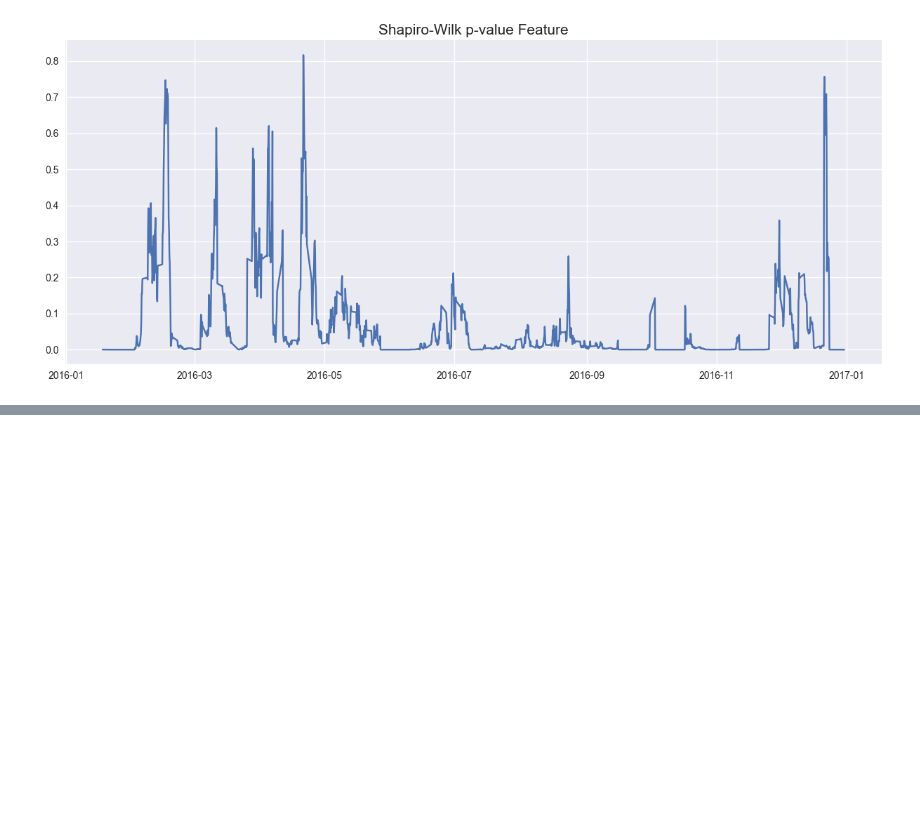
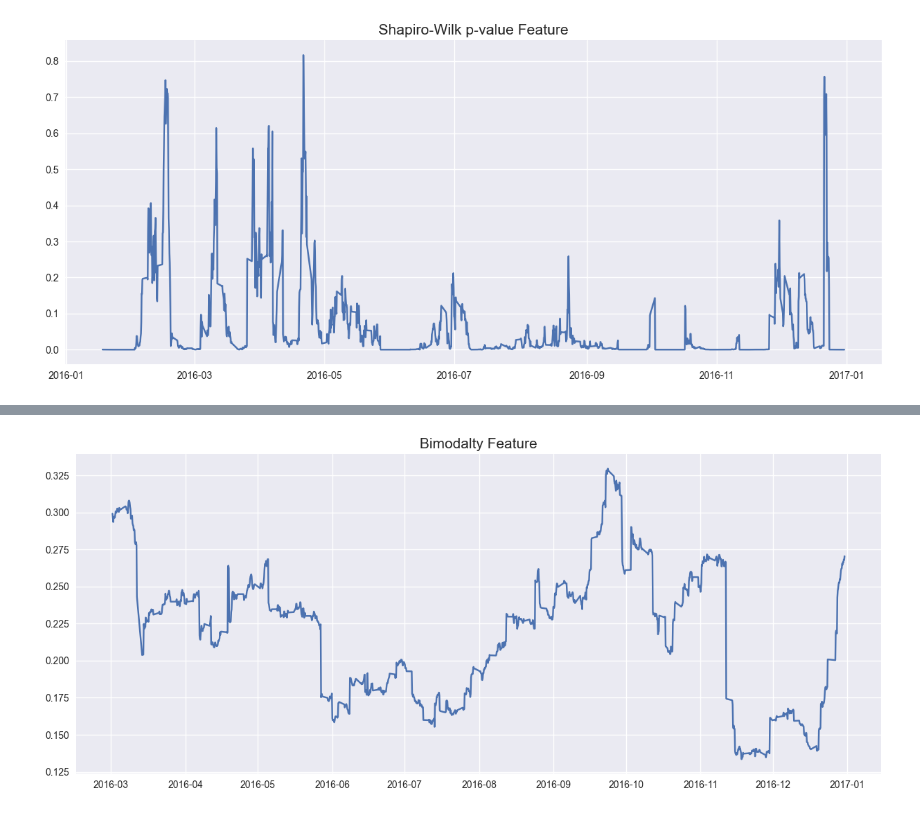
Before and after one commit to Quantreo/quantreo, a Jupyter notebook: docs/docs/tutorials/features-engineering-math.ipynb, the cells around one changed output, grey strips where cells are left out. Drawn from its saved outputs; the diff is of its cells as text; code cells hidden in the pictures; blank space fills up the shorter version.

Commit message:
update version 0.0.30
6 new features (fourier, wavelet, logit, neg_log, bimodalty, mma)

```diff
--- a/docs/docs/tutorials/features-engineering-math.ipynb
+++ b/docs/docs/tutorials/features-engineering-math.ipynb
@@ -606,0 +626,4 @@ plt.show()
+# %%
+df["returns"] = df["close"].pct_change(1)
+df["bimodalty"] = fe.math.bimodality_coefficient(df, col="returns", window_size=250)
+df["bimodalty"]
@@ -606,0 +644,7 @@ plt.show()
+# %%
+plt.figure(figsize=(15,6))
+plt.plot(df["bimodalty"])
+plt.title("Bimodalty Feature", size=15)
+plt.show()
+# %% [output]
+[figure, added]
```
Also changed, not shown: parts of 2 cells of this notebook, 56 other files.
